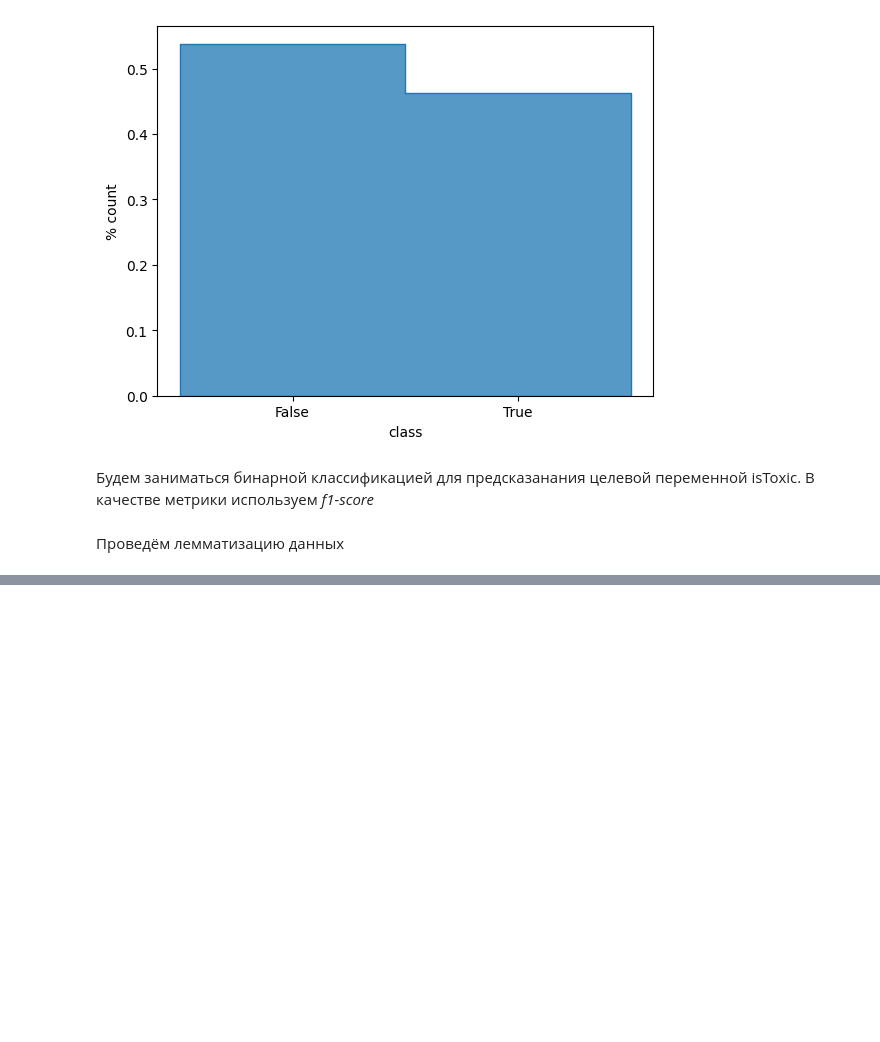
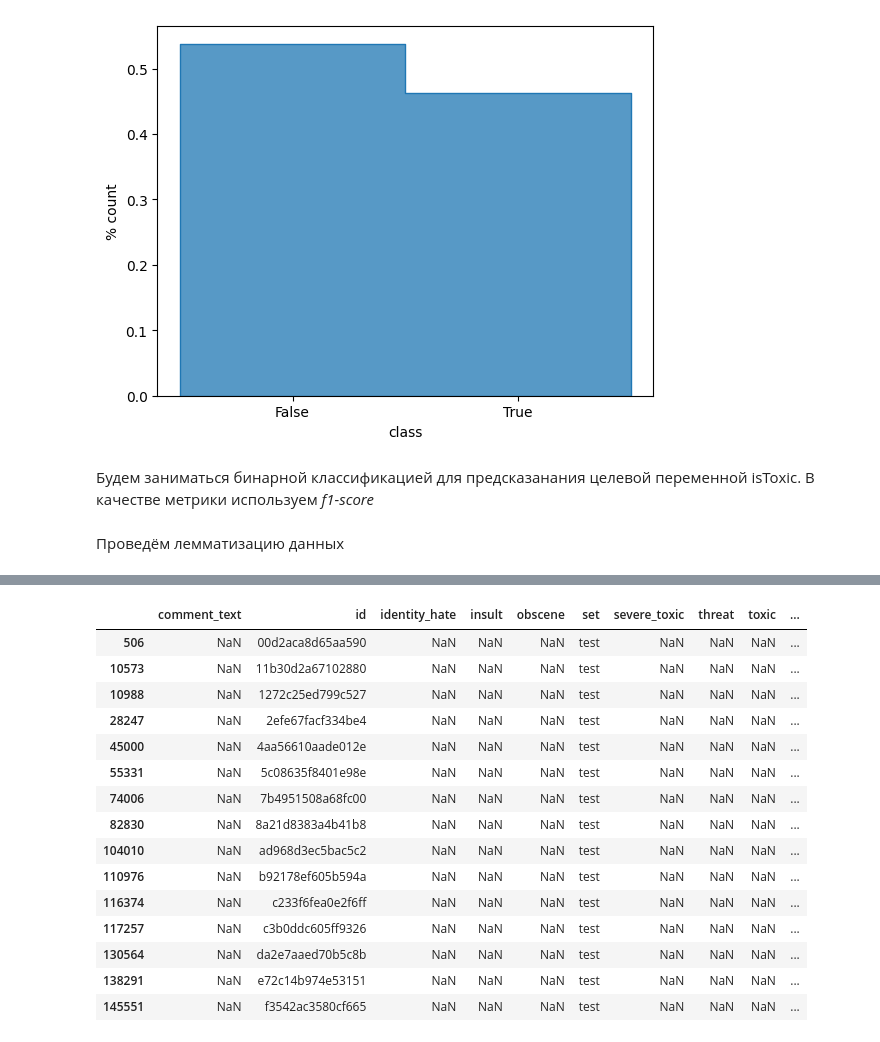
Before and after one commit to setday/HSE_ML_SP2024, a Jupyter notebook: notebooks/start.ipynb, the cells around one changed output, grey strips where cells are left out. Cells and saved outputs as stored; diff of their text form; code cells hidden in the pictures; blank space fills up the shorter version.

```diff
--- a/notebooks/start.ipynb
+++ b/notebooks/start.ipynb
@@ -146,0 +91,19 @@ def refactor_data(data: List[str] | pd.Series) -> List[str]:
+# %%
+df[df['comment_text'].isna()]
+# %% [output]
+|  | comment_text | id | identity_hate | insult | obscene | set | severe_toxic | threat | toxic | ... |
+| 506 | NaN | 00d2aca8d65aa590 | NaN | NaN | NaN | test | NaN | NaN | NaN | ... |
+| 10573 | NaN | 11b30d2a67102880 | NaN | NaN | NaN | test | NaN | NaN | NaN | ... |
+| 10988 | NaN | 1272c25ed799c527 | NaN | NaN | NaN | test | NaN | NaN | NaN | ... |
+| 28247 | NaN | 2efe67facf334be4 | NaN | NaN | NaN | test | NaN | NaN | NaN | ... |
+| 45000 | NaN | 4aa56610aade012e | NaN | NaN | NaN | test | NaN | NaN | NaN | ... |
+| 55331 | NaN | 5c08635f8401e98e | NaN | NaN | NaN | test | NaN | NaN | NaN | ... |
+| 74006 | NaN | 7b4951508a68fc00 | NaN | NaN | NaN | test | NaN | NaN | NaN | ... |
+| 82830 | NaN | 8a21d8383a4b41b8 | NaN | NaN | NaN | test | NaN | NaN | NaN | ... |
+| 104010 | NaN | ad968d3ec5bac5c2 | NaN | NaN | NaN | test | NaN | NaN | NaN | ... |
+| 110976 | NaN | b92178ef605b594a | NaN | NaN | NaN | test | NaN | NaN | NaN | ... |
+| 116374 | NaN | c233f6fea0e2f6ff | NaN | NaN | NaN | test | NaN | NaN | NaN | ... |
+| 117257 | NaN | c3b0ddc605ff9326 | NaN | NaN | NaN | test | NaN | NaN | NaN | ... |
+| 130564 | NaN | da2e7aaed70b5c8b | NaN | NaN | NaN | test | NaN | NaN | NaN | ... |
+| 138291 | NaN | e72c14b974e53151 | NaN | NaN | NaN | test | NaN | NaN | NaN | ... |
+| 145551 | NaN | f3542ac3580cf665 | NaN | NaN | NaN | test | NaN | NaN | NaN | ... |
```
Also changed, not shown: parts of 32 cells of this notebook, 1 other file.
